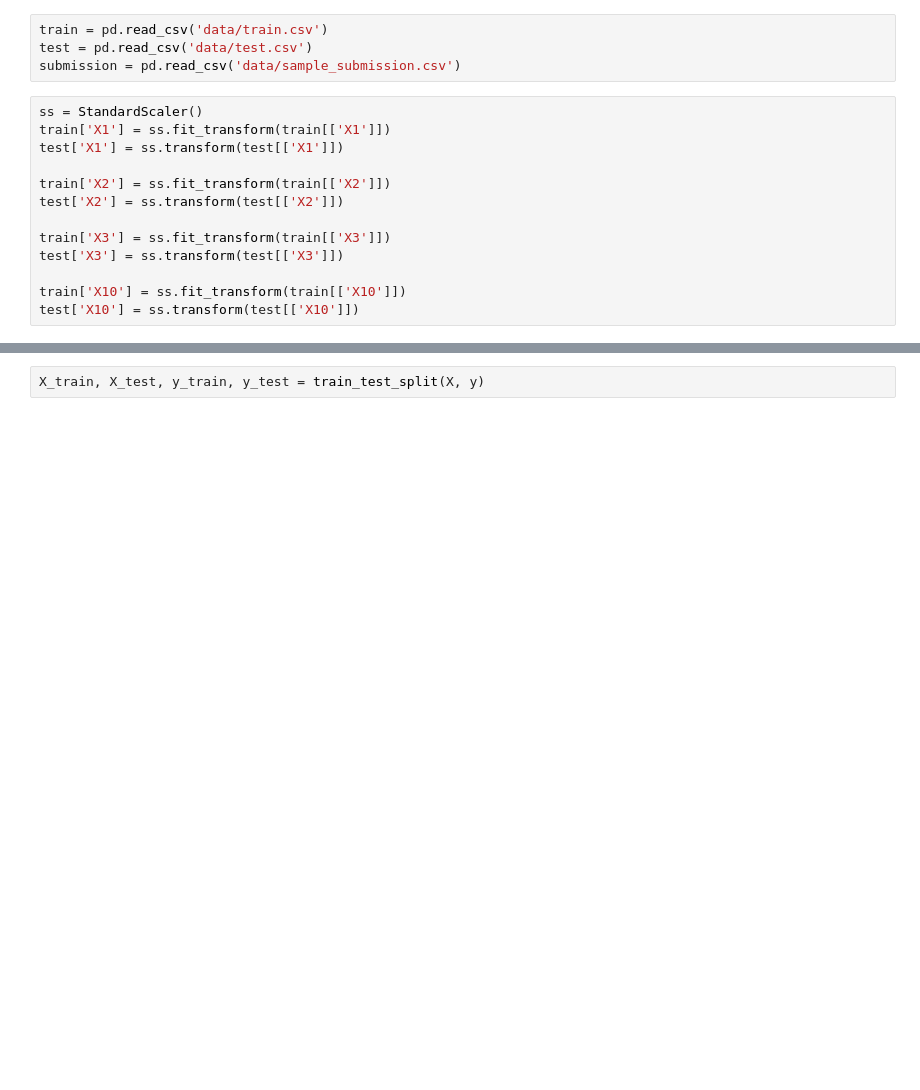
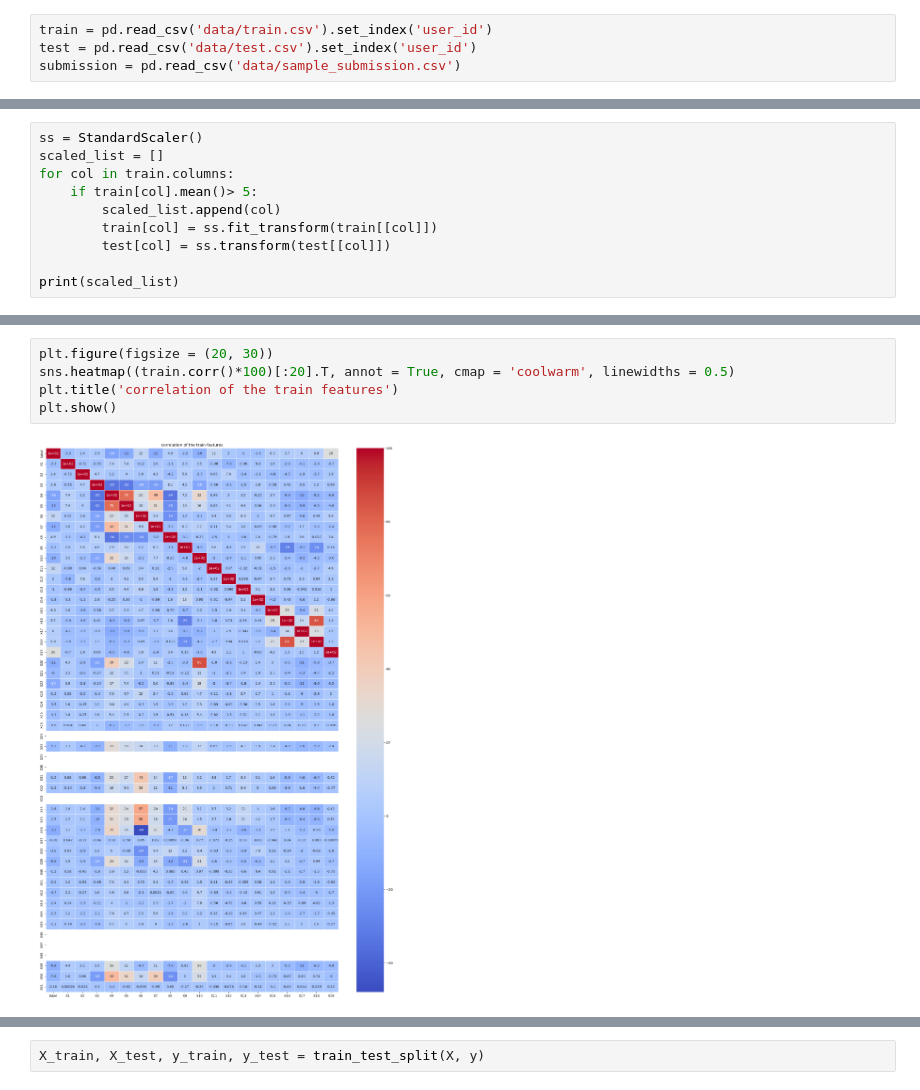
Before and after one commit to Tolulopeelijah/Fiverr-spammers-detection-, a Jupyter notebook: fiverr_spammer.ipynb, the cells around one changed output, grey strips where cells are left out. Saved outputs shown, nothing was run; the diff lists cells and outputs as text; blank space fills up the shorter version.

```diff
--- a/fiverr_spammer.ipynb
+++ b/fiverr_spammer.ipynb
@@ -9,17 +11,4 @@ from xgboost import XGBClassifier
 # %%
-train = pd.read_csv('data/train.csv')
-test = pd.read_csv('data/test.csv')
+train = pd.read_csv('data/train.csv').set_index('user_id')
+test = pd.read_csv('data/test.csv').set_index('user_id')
 submission = pd.read_csv('data/sample_submission.csv')
-# %%
-ss = StandardScaler()
-train['X1'] = ss.fit_transform(train[['X1']])
-test['X1'] = ss.transform(test[['X1']])
-
-train['X2'] = ss.fit_transform(train[['X2']])
-test['X2'] = ss.transform(test[['X2']])
-
-train['X3'] = ss.fit_transform(train[['X3']])
-test['X3'] = ss.transform(test[['X3']])
-
-train['X10'] = ss.fit_transform(train[['X10']])
-test['X10'] = ss.transform(test[['X10']])
@@ -25,0 +69,10 @@ test['X10'] = ss.transform(test[['X10']])
+# %%
+ss = StandardScaler()
+scaled_list = []
+for col in train.columns:
+    if train[col].mean()> 5:
+        scaled_list.append(col)
+        train[col] = ss.fit_transform(train[[col]])
+        test[col] = ss.transform(test[[col]])
+
+print(scaled_list)
@@ -25,0 +101,7 @@ test['X10'] = ss.transform(test[['X10']])
+# %%
+plt.figure(figsize = (20, 30))
+sns.heatmap((train.corr()*100)[:20].T, annot = True, cmap = 'coolwarm', linewidths = 0.5)
+plt.title('correlation of the train features')
+plt.show()
+# %% [output]
+[figure, added]
```
Also changed, not shown: parts of 19 cells of this notebook, 7 other files.
